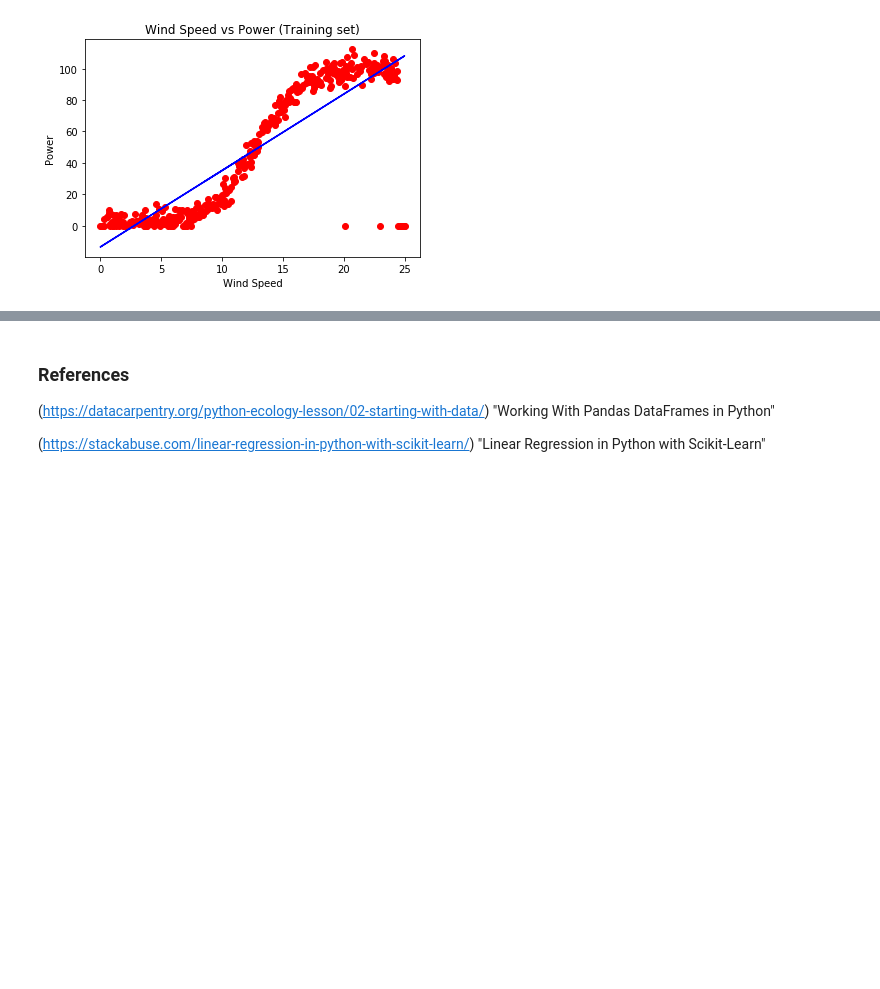
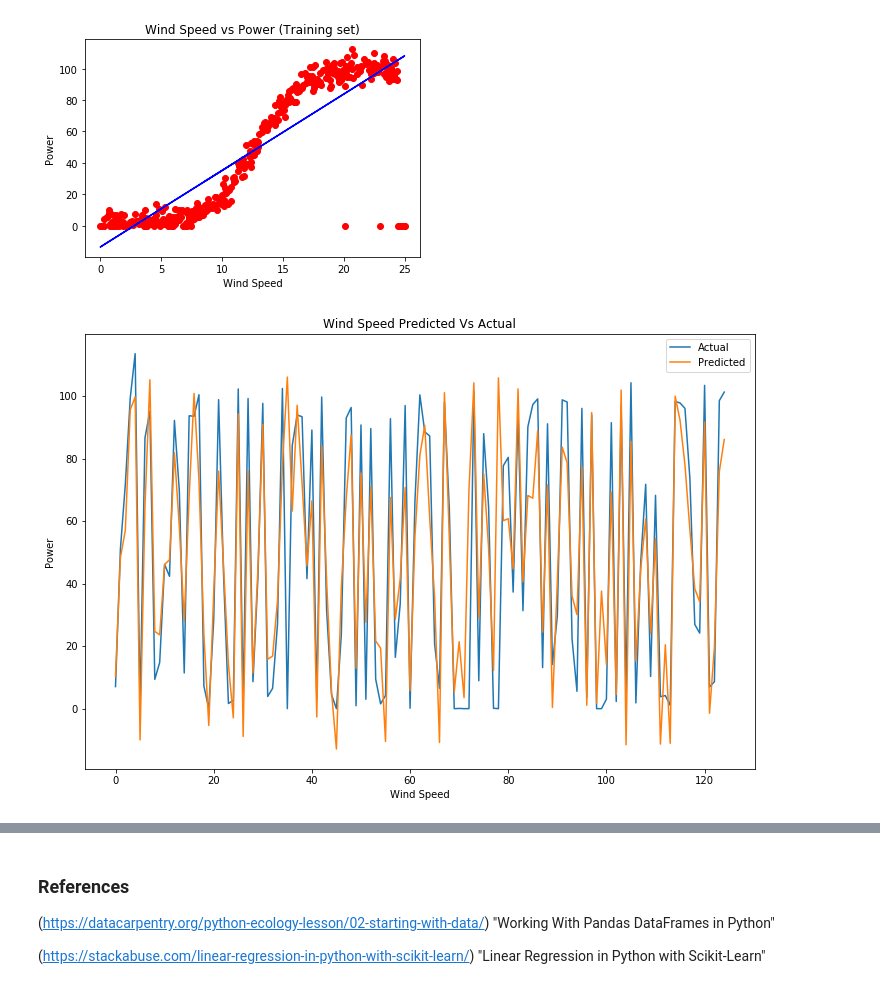
Before and after one commit to moranneil/MACHINE_LEARNING_AND_STATISTICS_PROJECT_2020, a Jupyter notebook: MACHINE LEARNING AND STATISTICS PROJECT 2021.ipynb, the cells around one changed output, grey strips where cells are left out. Saved outputs shown, nothing was run; the diff lists cells and outputs as text; code cells hidden in the pictures; blank space fills up the shorter version.

```diff
--- a/MACHINE LEARNING AND STATISTICS PROJECT 2021.ipynb
+++ b/MACHINE LEARNING AND STATISTICS PROJECT 2021.ipynb
@@ -154,3 +160,14 @@ plt.ylabel('Power')
 plt.show()
 # %% [output]
 [figure]
+# %%
+plt.figure(figsize=(12,8))
+plt.plot(dfcompare.Actual, label='Actual')
+plt.plot(dfcompare.Predicted, label='Predicted')
+plt.title('Wind Speed Predicted Vs Actual')
+plt.ylabel('Power')
+plt.xlabel('Wind Speed')
+plt.legend()
+plt.show()
+# %% [output]
+[figure, added]
```
Also changed, not shown: parts of 33 cells of this notebook.
